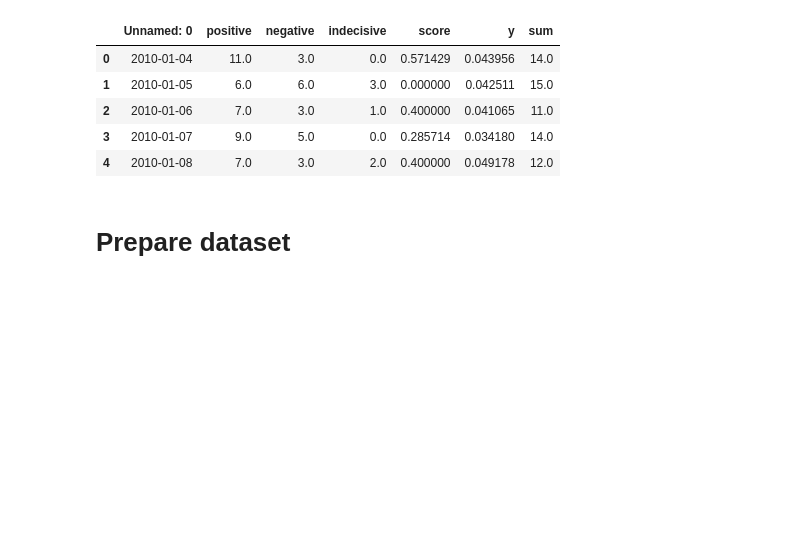
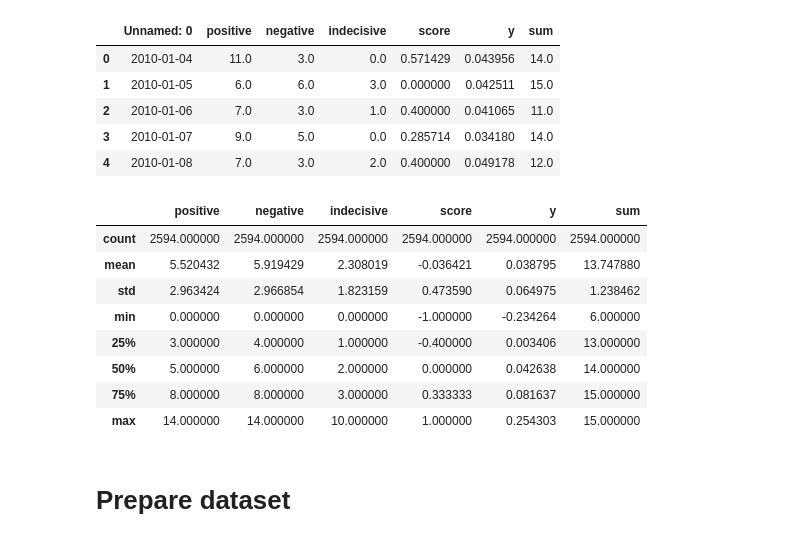
Before and after one commit to ChamodKalupahana/kaggle_bloomberg_news_score, a Jupyter notebook: cham-psl-bloomberg.ipynb, the cells around one changed output. Cells and saved outputs as stored; diff of their text form; code cells hidden in the pictures; blank space fills up the shorter version.

```diff
--- a/cham-psl-bloomberg.ipynb
+++ b/cham-psl-bloomberg.ipynb
@@ -71,6 +71,18 @@ dataset.head(5)
 # plt.plot(dataset['Unnamed: 0'], dataset['positive'])
 # plt.plot(dataset['Unnamed: 0'], dataset['negative'])
 # plt.plot(dataset['Unnamed: 0'], dataset['indecisive'])
+# %%
+dataset.describe()
+# %% [output]
+|  | positive | negative | indecisive | score | y | sum |
+| count | 2594.000000 | 2594.000000 | 2594.000000 | 2594.000000 | 2594.000000 | 2594.000000 |
+| mean | 5.520432 | 5.919429 | 2.308019 | -0.036421 | 0.038795 | 13.747880 |
+| std | 2.963424 | 2.966854 | 1.823159 | 0.473590 | 0.064975 | 1.238462 |
+| min | 0.000000 | 0.000000 | 0.000000 | -1.000000 | -0.234264 | 6.000000 |
+| 25% | 3.000000 | 4.000000 | 1.000000 | -0.400000 | 0.003406 | 13.000000 |
+| 50% | 5.000000 | 6.000000 | 2.000000 | 0.000000 | 0.042638 | 14.000000 |
+| 75% | 8.000000 | 8.000000 | 3.000000 | 0.333333 | 0.081637 | 15.000000 |
+| max | 14.000000 | 14.000000 | 10.000000 | 1.000000 | 0.254303 | 15.000000 |
 # %% [markdown]
 # Prepare dataset
 # %%
```
Also changed, not shown: parts of 7 cells of this notebook.
